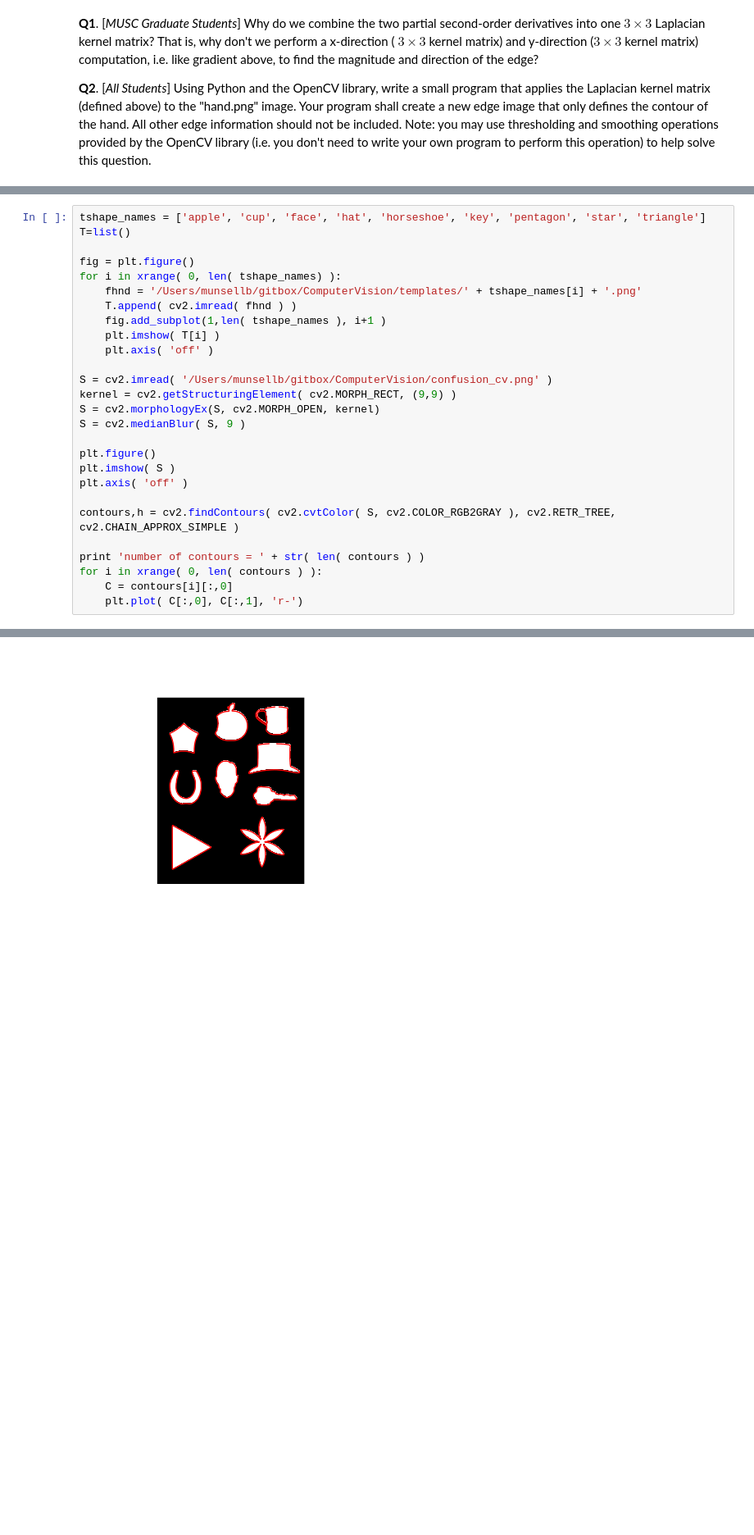
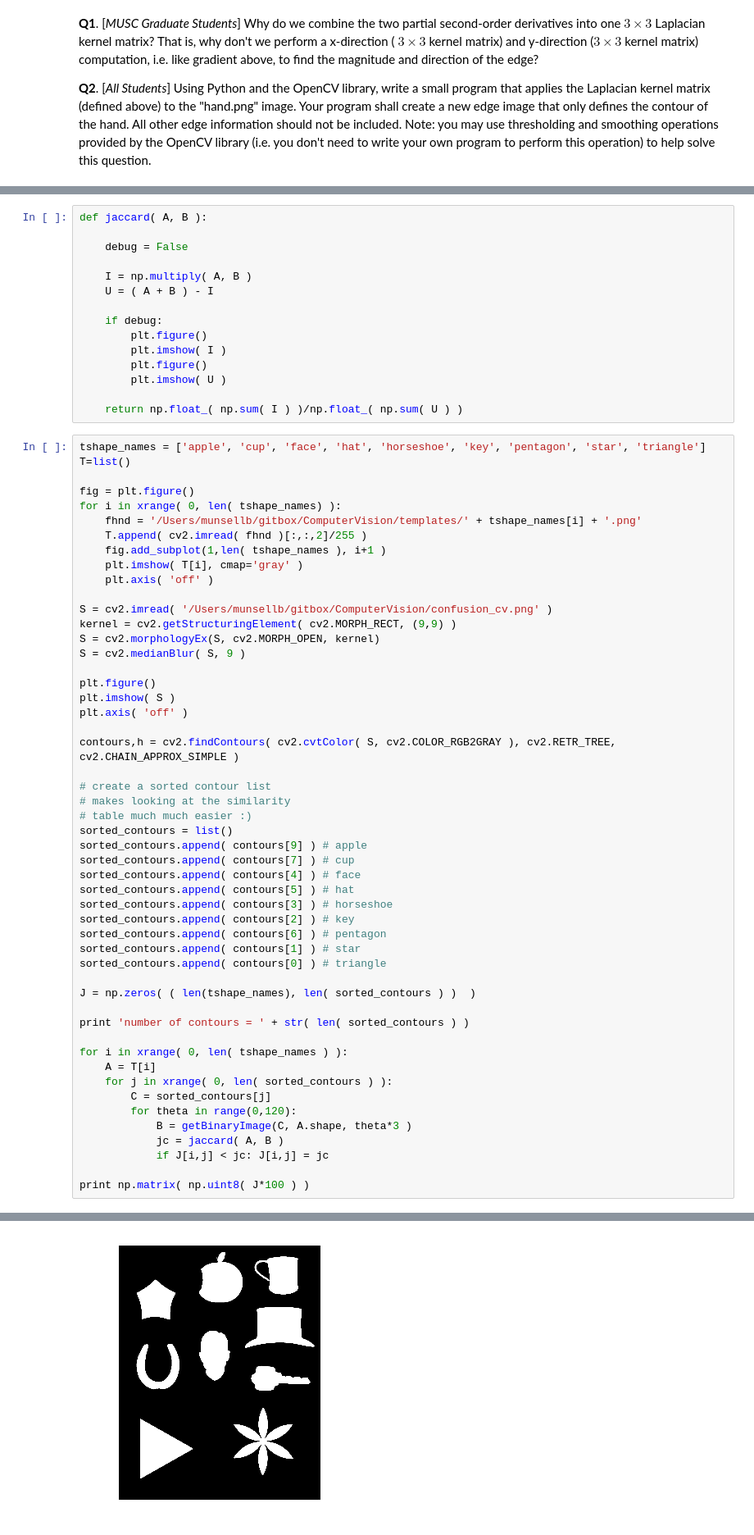
Before and after one commit to munsellb/ComputerVision, a Jupyter notebook: Brent.ipynb, the cells around one changed output, grey strips where cells are left out. Shown: that part at 82% size. Saved outputs shown, nothing was run; the diff lists cells and outputs as text; blank space fills up the shorter version.

Commit message:
shape matching solution

```diff
--- a/Brent.ipynb
+++ b/Brent.ipynb
@@ -422,3 +509,18 @@ and columns represent template shapes. For instance,
+# %%
+def jaccard( A, B ):
+
+    debug = False
+
+    I = np.multiply( A, B )
+    U = ( A + B ) - I
+
+    if debug:
+        plt.figure()
+        plt.imshow( I )
+        plt.figure()
+        plt.imshow( U )
+
+    return np.float_( np.sum( I ) )/np.float_( np.sum( U ) )
 # %%
 tshape_names = ['apple', 'cup', 'face', 'hat', 'horseshoe', 'key', 'pentagon', 'star', 'triangle']
 T=list()
@@ -426,9 +528,9 @@ T=list()
 fig = plt.figure()
 for i in xrange( 0, len( tshape_names) ):
     fhnd = '/Users/munsellb/gitbox/ComputerVision/templates/' + tshape_names[i] + '.png'
-    T.append( cv2.imread( fhnd ) )
+    T.append( cv2.imread( fhnd )[:,:,2]/255 )
     fig.add_subplot(1,len( tshape_names ), i+1 )
-    plt.imshow( T[i] )
+    plt.imshow( T[i], cmap='gray' )
     plt.axis( 'off' )
 
 S = cv2.imread( '/Users/munsellb/gitbox/ComputerVision/confusion_cv.png' )
@@ -442,8 +544,32 @@ plt.axis( 'off' )
 
 contours,h = cv2.findContours( cv2.cvtColor( S, cv2.COLOR_RGB2GRAY ), cv2.RETR_TREE, cv2.CHAIN_APPROX_SIMPLE )
 
-print 'number of contours = ' + str( len( contours ) )
-for i in xrange( 0, len( contours ) ):
-    C = contours[i][:,0]
-    plt.plot( C[:,0], C[:,1], 'r-')
+# create a sorted contour list
+# makes looking at the similarity
+# table much much easier :)
+sorted_contours = list()
+sorted_contours.append( contours[9] ) # apple
+sorted_contours.append( contours[7] ) # cup
+sorted_contours.append( contours[4] ) # face
+sorted_contours.append( contours[5] ) # hat
+sorted_contours.append( contours[3] ) # horseshoe
+sorted_contours.append( contours[2] ) # key
+sorted_contours.append( contours[6] ) # pentagon
+sorted_contours.append( contours[1] ) # star
+sorted_contours.append( contours[0] ) # triangle
+
+J = np.zeros( ( len(tshape_names), len( sorted_contours ) )  )
+
+print 'number of contours = ' + str( len( sorted_contours ) )
+
+for i in xrange( 0, len( tshape_names ) ):
+    A = T[i]
+    for j in xrange( 0, len( sorted_contours ) ):
+        C = sorted_contours[j]
+        for theta in range(0,120):
+            B = getBinaryImage(C, A.shape, theta*3 )
+            jc = jaccard( A, B )
+            if J[i,j] < jc: J[i,j] = jc
+
+print np.matrix( np.uint8( J*100 ) )
 # %% [output]
@@ -451,5 +586,5 @@ number of contours = 10
 [figure]
-[figure, old version]
+[figure, new version]
 # %% [markdown]
 ### Face detection project
 
```
Also changed, not shown: parts of 3 cells of this notebook.
